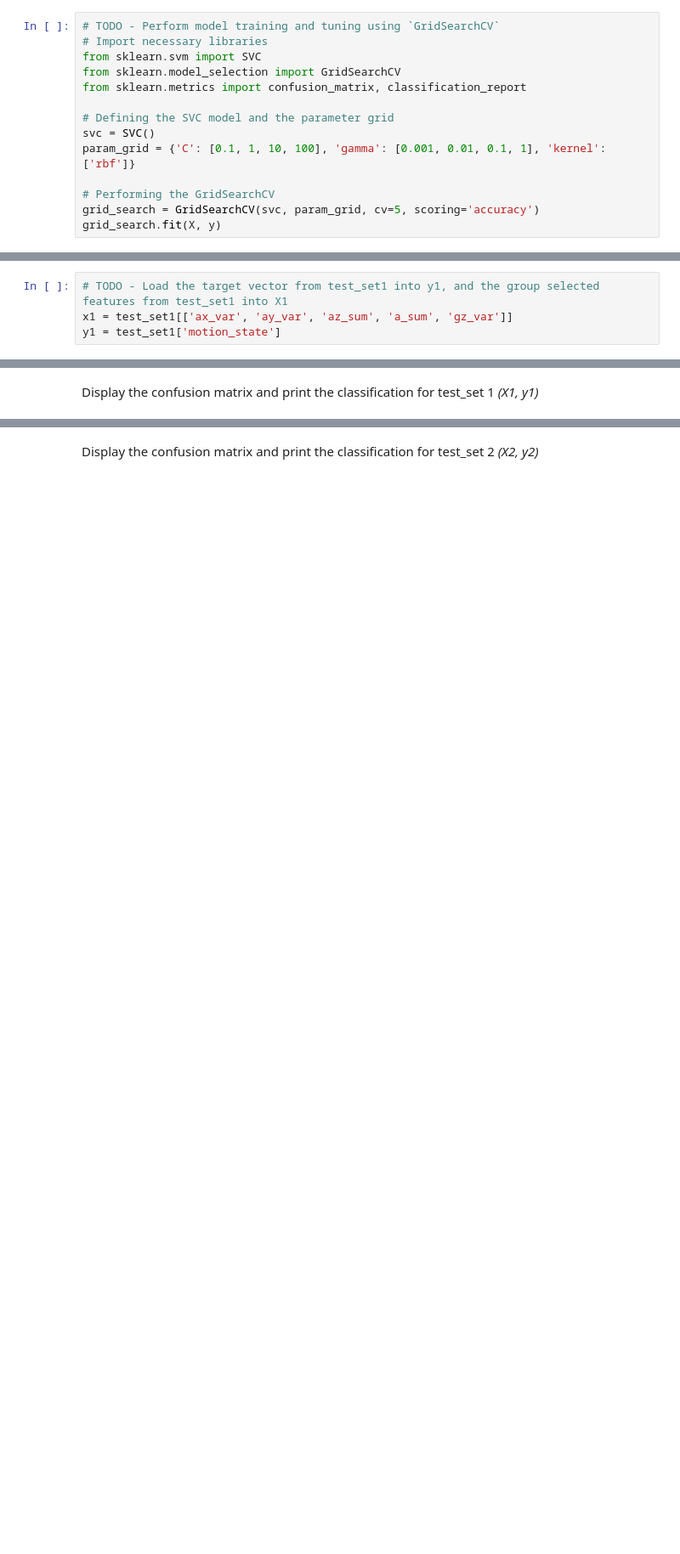
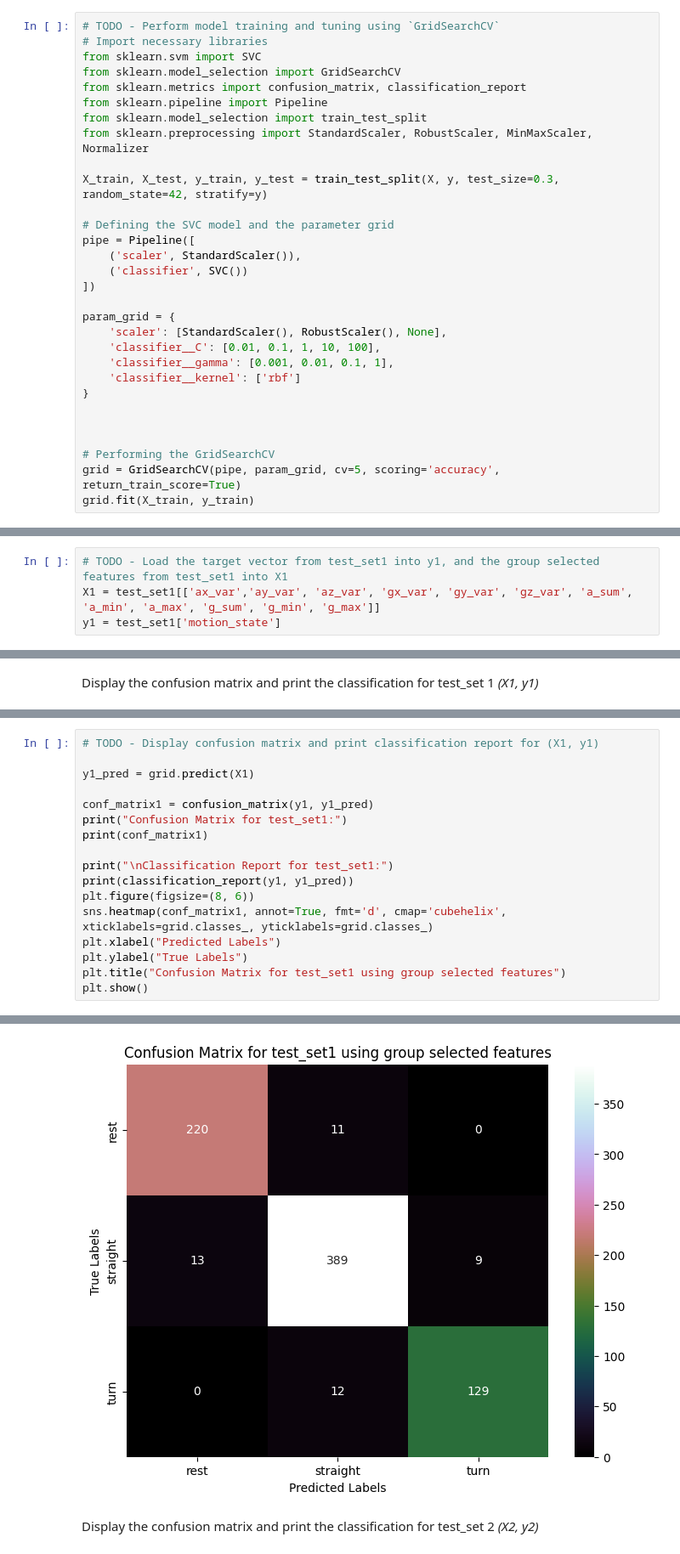
Before and after one commit to ObehiEdeoghon/engg680_2024_fall, a Jupyter notebook: Lab_Assignment4/Assignment 4.ipynb, the cells around one changed output, grey strips where cells are left out. Shown at 85% size. Cells and saved outputs as stored; diff of their text form; blank space fills up the shorter version.

```diff
--- a/Lab_Assignment4/Assignment 4.ipynb
+++ b/Lab_Assignment4/Assignment 4.ipynb
@@ -686,12 +718,28 @@ Follow the steps from **1.2.2** and perform model training and tuning using the
 from sklearn.svm import SVC
 from sklearn.model_selection import GridSearchCV
 from sklearn.metrics import confusion_matrix, classification_report
+from sklearn.pipeline import Pipeline
+from sklearn.model_selection import train_test_split
+from sklearn.preprocessing import StandardScaler, RobustScaler, MinMaxScaler, Normalizer
+
+X_train, X_test, y_train, y_test = train_test_split(X, y, test_size=0.3, random_state=42, stratify=y)
 
 # Defining the SVC model and the parameter grid
-svc = SVC()
-param_grid = {'C': [0.1, 1, 10, 100], 'gamma': [0.001, 0.01, 0.1, 1], 'kernel': ['rbf']}
+pipe = Pipeline([
+    ('scaler', StandardScaler()),
+    ('classifier', SVC())
+])
+
+param_grid = {
+    'scaler': [StandardScaler(), RobustScaler(), None],
+    'classifier__C': [0.01, 0.1, 1, 10, 100],
+    'classifier__gamma': [0.001, 0.01, 0.1, 1],
+    'classifier__kernel': ['rbf']
+}
+
+
 
 # Performing the GridSearchCV
-grid_search = GridSearchCV(svc, param_grid, cv=5, scoring='accuracy')
-grid_search.fit(X, y)
+grid = GridSearchCV(pipe, param_grid, cv=5, scoring='accuracy', return_train_score=True)
+grid.fit(X_train, y_train)
 # %% [output]
@@ -764,7 +824,7 @@ The model trained in 3.1 is to be tested on the independent datasets, that is te
 Seperate the testsets into group selected features and target vectors *(X1, y1)* and *(X2,y2)*
 # %%
 # TODO - Load the target vector from test_set1 into y1, and the group selected features from test_set1 into X1
-x1 = test_set1[['ax_var', 'ay_var', 'az_sum', 'a_sum', 'gz_var']]
+X1 = test_set1[['ax_var','ay_var', 'az_var', 'gx_var', 'gy_var', 'gz_var', 'a_sum', 'a_min', 'a_max', 'g_sum', 'g_min', 'g_max']]
 y1 = test_set1['motion_state']
 # %%
 # TODO - Load the target vector from test_set2 into y2, and the group selected features from test_set2 into X2
@@ -831,0 +850,18 @@ weighted avg       0.63      0.76      0.69       783
+# %%
+# TODO - Display confusion matrix and print classification report for (X1, y1)
+
+y1_pred = grid.predict(X1)
+
+conf_matrix1 = confusion_matrix(y1, y1_pred)
+print("Confusion Matrix for test_set1:")
+print(conf_matrix1)
+
+print("\nClassification Report for test_set1:")
+print(classification_report(y1, y1_pred))
+plt.figure(figsize=(8, 6))
+sns.heatmap(conf_matrix1, annot=True, fmt='d', cmap='cubehelix', xticklabels=grid.classes_, yticklabels=grid.classes_)
+plt.xlabel("Predicted Labels")
+plt.ylabel("True Labels")
+plt.title("Confusion Matrix for test_set1 using group selected features")
+plt.show()
+# %% [output]
@@ -832,2 +883,3 @@ weighted avg       0.63      0.76      0.69       783
+[figure, added]
 # %% [markdown]
 Display the confusion matrix and print the classification for test_set 2 *(X2, y2)*
```
Also changed, not shown: parts of 17 cells of this notebook.
